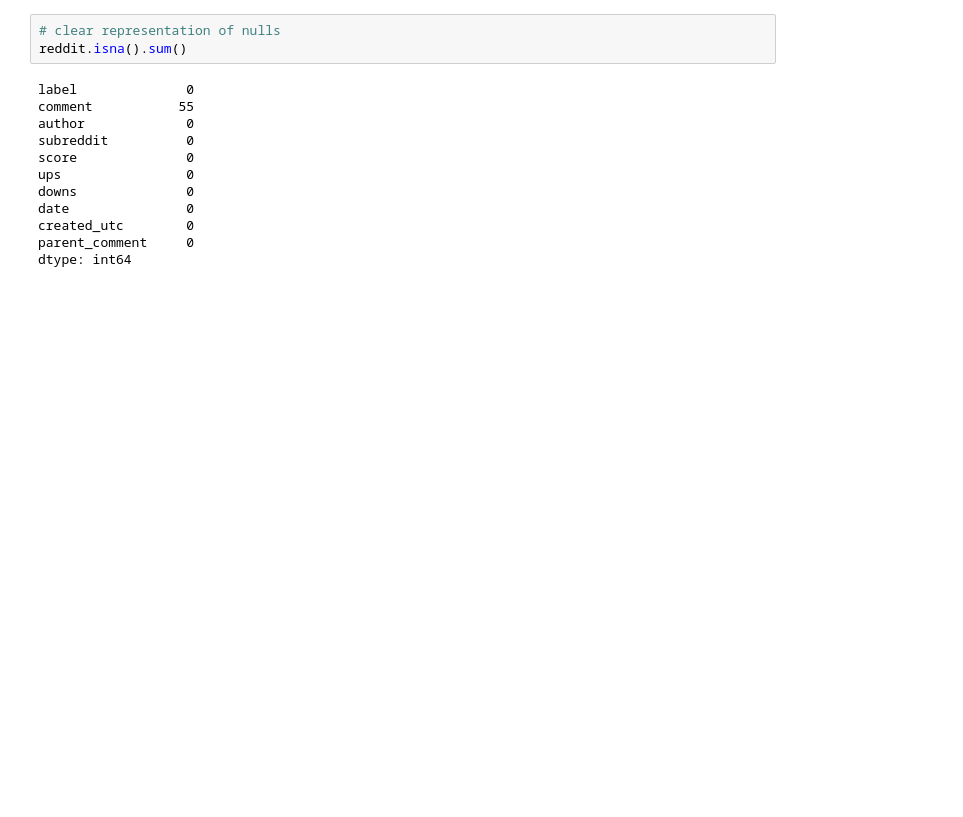
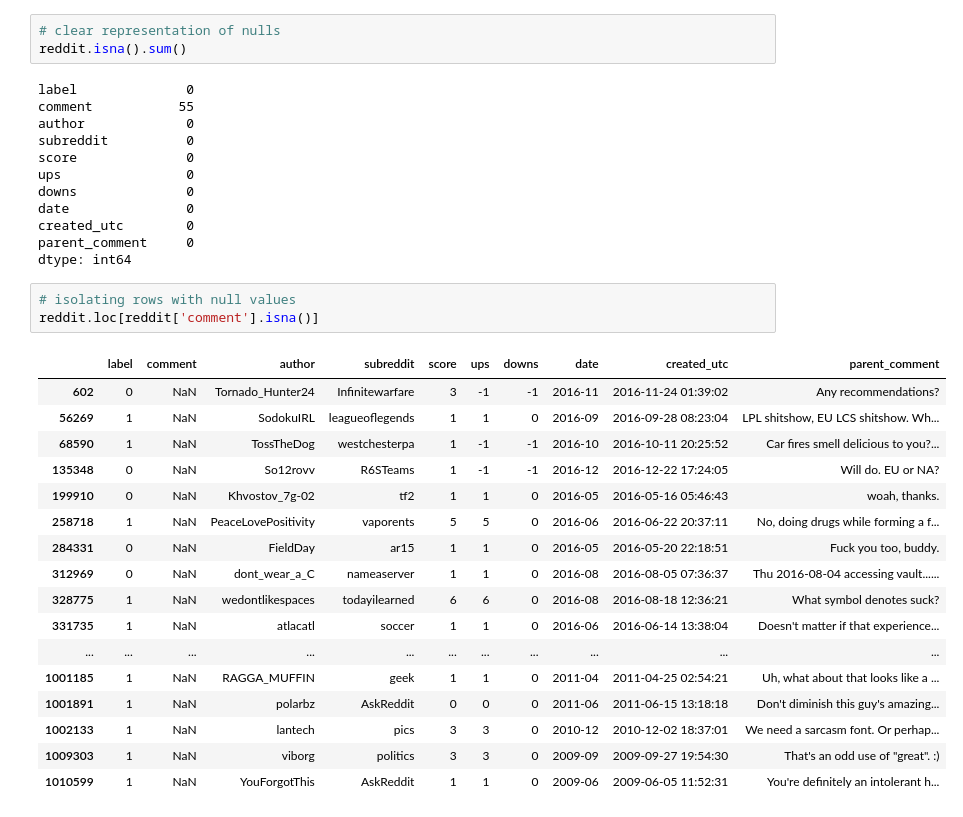
Before and after one commit to Sveto-G/Reddit-Sarcasm, a Jupyter notebook: Notebooks/reddit_eda_V2.ipynb, the cells around one changed output. Cells and saved outputs as stored; diff of their text form; blank space fills up the shorter version.

```diff
--- a/Notebooks/reddit_eda_V2.ipynb
+++ b/Notebooks/reddit_eda_V2.ipynb
@@ -129,3 +129,24 @@ date               0
 created_utc        0
 parent_comment     0
 dtype: int64
+# %%
+# isolating rows with null values
+reddit.loc[reddit['comment'].isna()]
+# %% [output]
+|  | label | comment | author | subreddit | score | ups | downs | date | created_utc | parent_comment |
+| 602 | 0 | NaN | Tornado_Hunter24 | Infinitewarfare | 3 | -1 | -1 | 2016-11 | 2016-11-24 01:39:02 | Any recommendations? |
+| 56269 | 1 | NaN | SodokuIRL | leagueoflegends | 1 | 1 | 0 | 2016-09 | 2016-09-28 08:23:04 | LPL shitshow, EU LCS shitshow. Wh... |
+| 68590 | 1 | NaN | TossTheDog | westchesterpa | 1 | -1 | -1 | 2016-10 | 2016-10-11 20:25:52 | Car fires smell delicious to you?... |
+| 135348 | 0 | NaN | So12rovv | R6STeams | 1 | -1 | -1 | 2016-12 | 2016-12-22 17:24:05 | Will do. EU or NA? |
+| 199910 | 0 | NaN | Khvostov_7g-02 | tf2 | 1 | 1 | 0 | 2016-05 | 2016-05-16 05:46:43 | woah, thanks. |
+| 258718 | 1 | NaN | PeaceLovePositivity | vaporents | 5 | 5 | 0 | 2016-06 | 2016-06-22 20:37:11 | No, doing drugs while forming a f... |
+| 284331 | 0 | NaN | FieldDay | ar15 | 1 | 1 | 0 | 2016-05 | 2016-05-20 22:18:51 | Fuck you too, buddy. |
+| 312969 | 0 | NaN | dont_wear_a_C | nameaserver | 1 | 1 | 0 | 2016-08 | 2016-08-05 07:36:37 | Thu 2016-08-04 accessing vault...... |
+| 328775 | 1 | NaN | wedontlikespaces | todayilearned | 6 | 6 | 0 | 2016-08 | 2016-08-18 12:36:21 | What symbol denotes suck? |
+| 331735 | 1 | NaN | atlacatl | soccer | 1 | 1 | 0 | 2016-06 | 2016-06-14 13:38:04 | Doesn't matter if that experience... |
+| ... | ... | ... | ... | ... | ... | ... | ... | ... | ... | ... |
+| 1001185 | 1 | NaN | RAGGA_MUFFIN | geek | 1 | 1 | 0 | 2011-04 | 2011-04-25 02:54:21 | Uh, what about that looks like a ... |
+| 1001891 | 1 | NaN | polarbz | AskReddit | 0 | 0 | 0 | 2011-06 | 2011-06-15 13:18:18 | Don't diminish this guy's amazing... |
+| 1002133 | 1 | NaN | lantech | pics | 3 | 3 | 0 | 2010-12 | 2010-12-02 18:37:01 | We need a sarcasm font. Or perhap... |
+| 1009303 | 1 | NaN | viborg | politics | 3 | 3 | 0 | 2009-09 | 2009-09-27 19:54:30 | That's an odd use of "great". :) |
+| 1010599 | 1 | NaN | YouForgotThis | AskReddit | 1 | 1 | 0 | 2009-06 | 2009-06-05 11:52:31 | You're definitely an intolerant h... |
```
Also changed, not shown: parts of 1 cell of this notebook.
